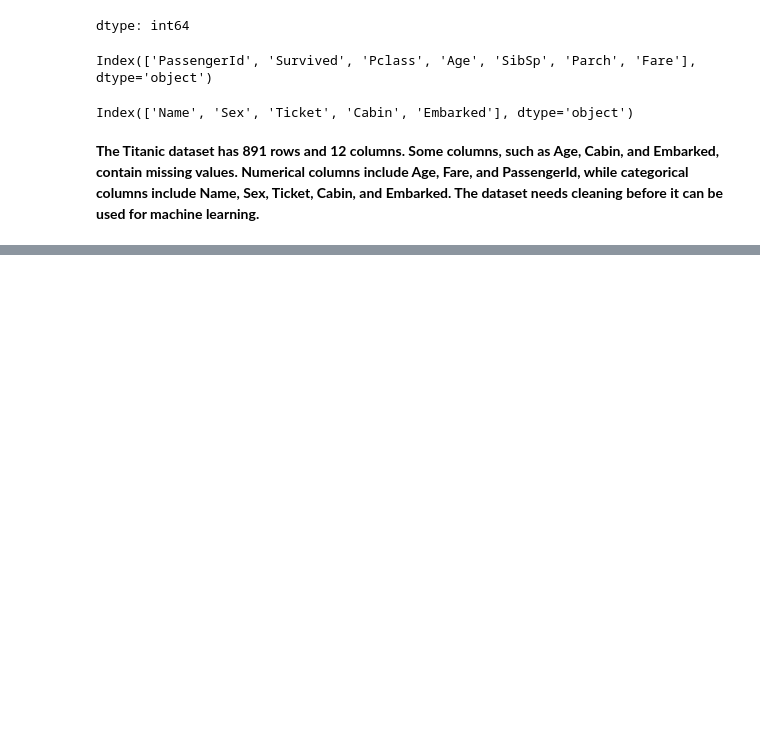
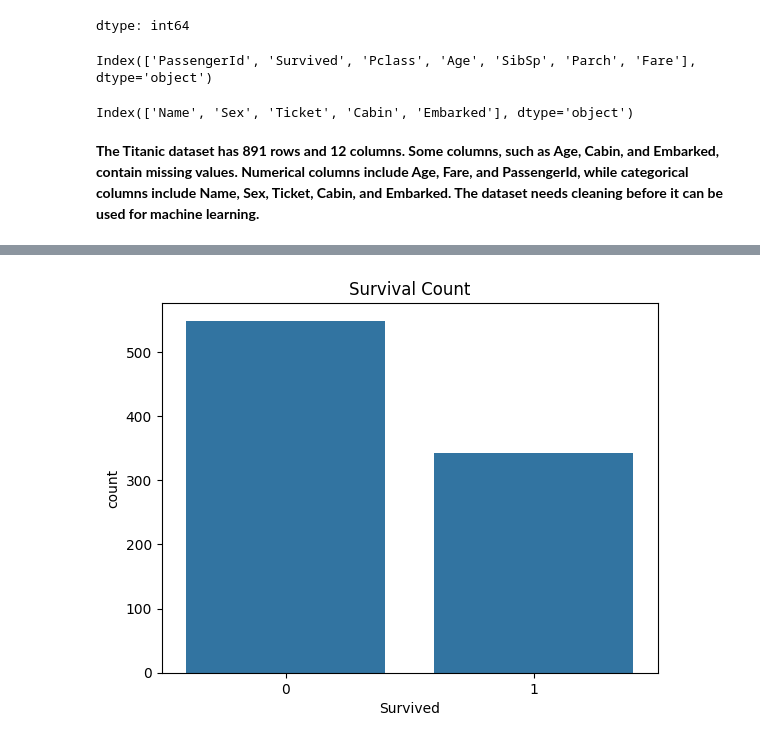
Before and after one commit to AbdullahIdrees291/neurofive-ml-track, a Jupyter notebook: Task_01.ipynb, the cells around one changed output, grey strips where cells are left out. Drawn from its saved outputs; the diff is of its cells as text; code cells hidden in the pictures; blank space fills up the shorter version.

```diff
--- a/Task_01.ipynb
+++ b/Task_01.ipynb
@@ -81,0 +122,6 @@ Index(['Name', 'Sex', 'Ticket', 'Cabin', 'Embarked'], dtype='object')
+# %%
+sns.countplot(x='Survived', data=df)
+plt.title("Survival Count")
+plt.show()
+# %% [output]
+[figure, added]
```
Also changed, not shown: parts of 7 cells of this notebook.
